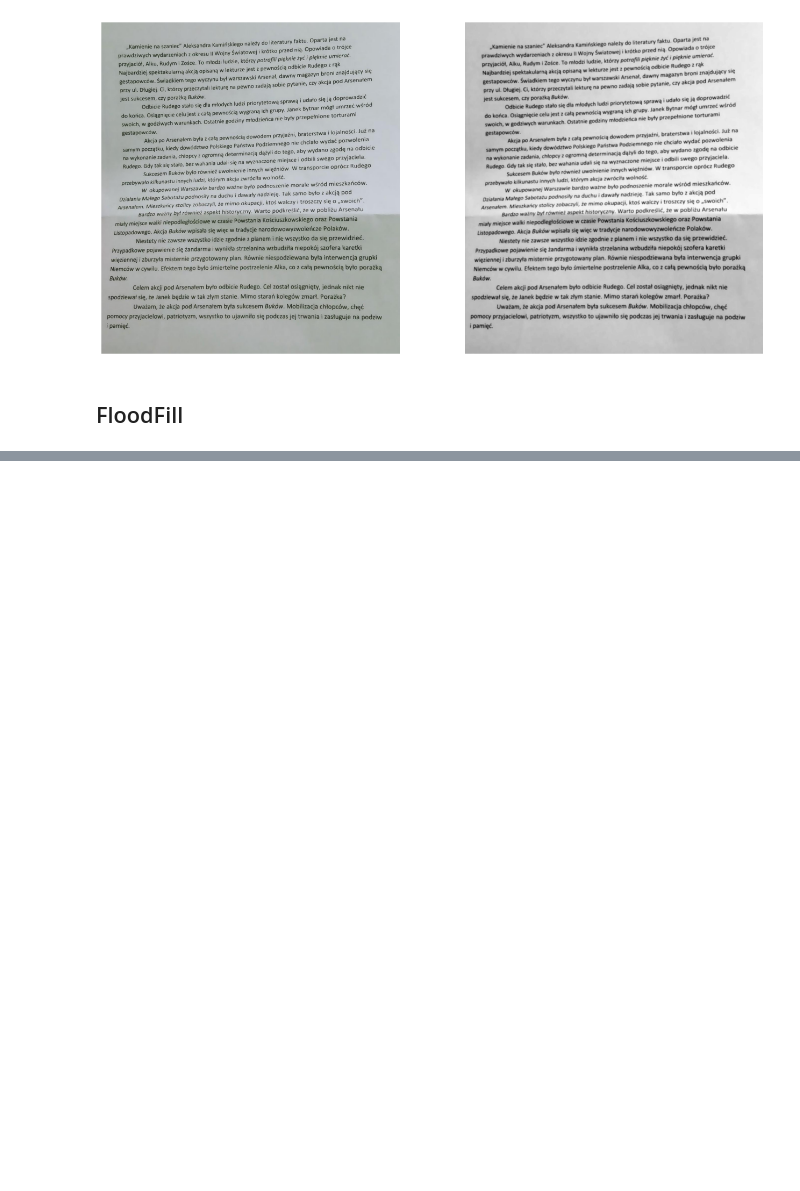
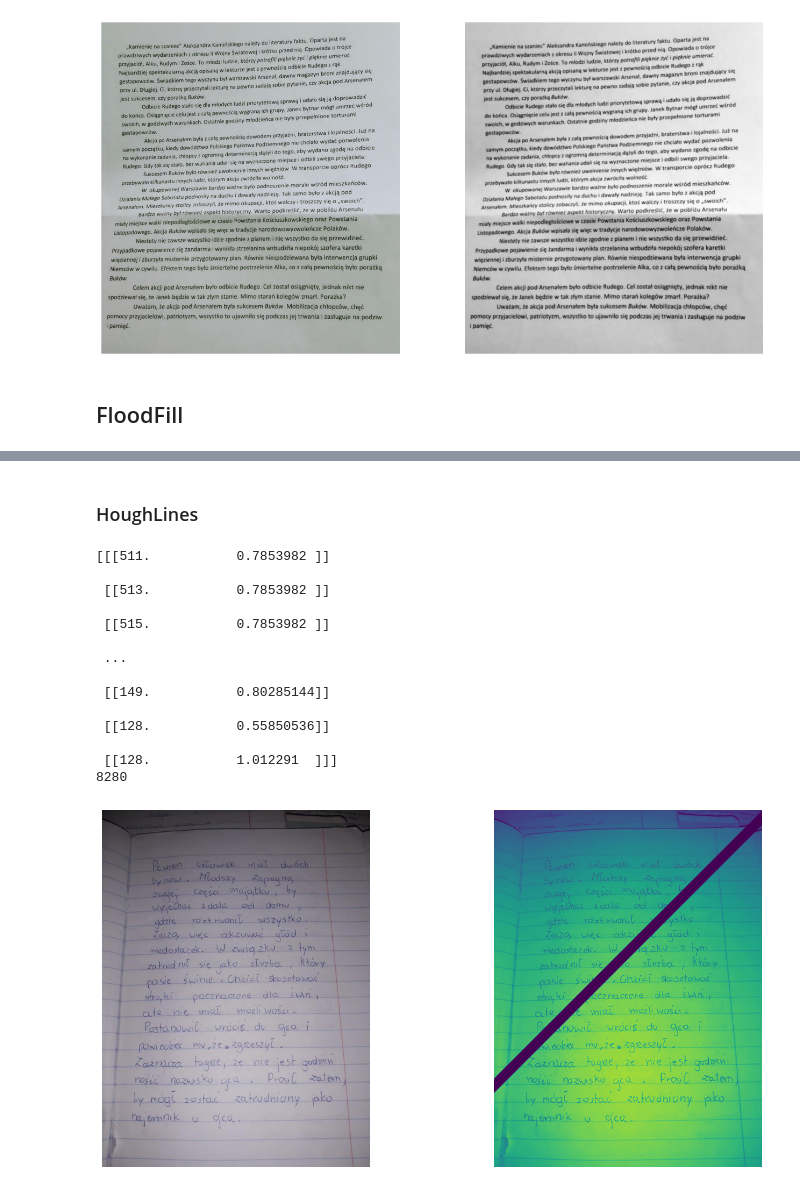
Before and after one commit to wikolego/wikolego-repository, a Jupyter notebook: ai-path/projects/image-to-black-white/notebooks/differentMethodsTests.ipynb, the cells around one changed output, grey strips where cells are left out. Saved outputs shown, nothing was run; the diff lists cells and outputs as text; code cells hidden in the pictures; blank space fills up the shorter version.

```diff
--- a/ai-path/projects/image-to-black-white/notebooks/differentMethodsTests.ipynb
+++ b/ai-path/projects/image-to-black-white/notebooks/differentMethodsTests.ipynb
@@ -112,0 +113,60 @@ plt.show()
+# %% [markdown]
+### HoughLines
+# %%
+fig = plt.figure(figsize=(16, 8))
+
+def modifyImage_HoughLines(image_cp):
+    image_cp = cv2.cvtColor(image_cp, cv2.COLOR_BGR2GRAY)
+    # image_cp = cv2.cvtColor(image_cp, cv2.COLOR_BGR2RGB)
+
+    lines = cv2.HoughLines(image_cp, 1, np.pi / 180, 300,
+                          30, 0, 0, 0, np.pi)
+
+    print(lines)
+    print(len(lines))
+
+    cnt = 0
+    for rho, theta in lines[:,0]:
+        a = np.cos(theta)
+        b = np.sin(theta)
+        x0 = a * rho
+        y0 = b * rho
+        x1 = int(x0 + 1000*(-b))
+        y1 = int(y0 + 1000*(a))
+        x2 = int(x0 - 1000*(-b))
+        y2 = int(y0 - 1000*(a))
+        cv2.line(image_cp, (x1,y1), (x2,y2), (0,0,255), 2)
+
+        cnt = cnt + 1
+        if cnt > 10:
+            break
+
+    return image_cp
+
+img = images[1]
+fig.add_subplot(1, 2, 1)
+plt.imshow(img)
+plt.axis('off')
+
+new_img = modifyImage_HoughLines(img)
+fig.add_subplot(1, 2, 2)
+plt.imshow(new_img, cmap=plt.get_cmap('gray'))
+plt.axis('off')
+
+plt.show()
+# %% [output]
+[[[511.           0.7853982 ]]
+
+ [[513.           0.7853982 ]]
+
+ [[515.           0.7853982 ]]
+
+ ...
+
+ [[149.           0.80285144]]
+
+ [[128.           0.55850536]]
+
+ [[128.           1.012291  ]]]
+8280
+[figure, added]
```
Also changed, not shown: parts of 1 cell of this notebook, 2 other files.
